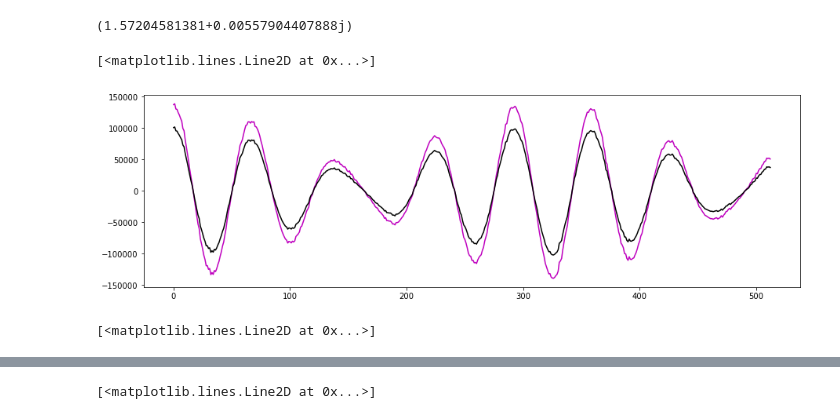
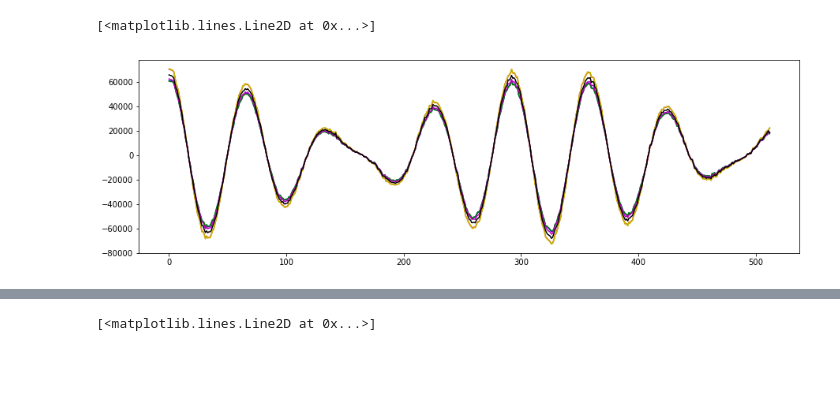
Before and after one commit to jeffralyjz/SkyNoise, a Jupyter notebook: smalltask3.1.ipynb, the cells around one changed output, grey strips where cells are left out. Drawn from its saved outputs; the diff is of its cells as text; code cells hidden in the pictures; blank space fills up the shorter version.

```diff
--- a/smalltask3.1.ipynb
+++ b/smalltask3.1.ipynb
@@ -149,9 +150,9 @@ gl=np.random.uniform(.5,1.5)
 # print gk
 # print gl
 # %%
-gi_ = .8
-gj_ = 1
-gk_ = 1
+gi_ = .93179
+gj_ = 1.0732
+gk_ = 1.09
 gl_ = 1
 
 anti_ = gi_*(s1st*anti_1+s2st*anti_2)
@@ -182,51 +187,45 @@ ikcor_ = cvcr(anti_, antk_, op)
 jlcor_ = cvcr(antj_, antl_, op)
 ilcor_ = cvcr(anti_, antl_, op)
 # %%
-ij = np.average(ijcor, axis=0)
-jk = np.average(jkcor, axis=0)
-kl = np.average(klcor, axis=0)
-ik = np.average(ikcor, axis=0)
-jl = np.average(jlcor, axis=0)
-il = np.average(ilcor, axis=0)
+ijvis = np.average(ijcor, axis=0)
+jkvis = np.average(jkcor, axis=0)
+klvis = np.average(klcor, axis=0)
+ikvis = np.average(ikcor, axis=0)
+jlvis = np.average(jlcor, axis=0)
+ilvis = np.average(ilcor, axis=0)
 
-ij_ = np.average(ijcor_, axis=0)
-jk_ = np.average(jkcor_, axis=0)
-kl_ = np.average(klcor_, axis=0)
-ik_ = np.average(ikcor_, axis=0)
-jl_ = np.average(jlcor_, axis=0)
-il_ = np.average(ilcor_, axis=0)
+ijvis_ = np.average(ijcor_, axis=0)
+jkvis_ = np.average(jkcor_, axis=0)
+klvis_ = np.average(klcor_, axis=0)
+ikvis_ = np.average(ikcor_, axis=0)
+jlvis_ = np.average(jlcor_, axis=0)
+ilvis_ = np.average(ilcor_, axis=0)
-# %%
-print np.exp(ij[2]/jk[2])*np.exp(-.69) #*np.exp(.5*ik[2]/jl[2]+.5*ij[2]/kl[2])
-# %% [output]
-(1.57204581381+0.00557904407888j)
 # %%
 lw =1.5
 fig, (axij) = plt.subplots(1, figsize=(15,4.5))
-# axij.plot(ij, c='b', label = 'aicraj')
-# axij.plot(ij_, c='g')
-# axij.plot(jk, c='r', label = 'ajcrak')
-# axij.plot(jk_, c='y')
-axij.plot(kl, c='m', label = 'akcral')
-axij.plot(kl_, c='black')
+axij.plot(ijvis, c='b', label = 'aicraj')
+axij.plot(ijvis_, c='g')
+axij.plot(jkvis, c='r', label = 'ajcrak')
+axij.plot(jkvis_, c='y')
+axij.plot(klvis, c='m', label = 'akcral')
+axij.plot(klvis_, c='black')
 
 # axij.set_xlim(50,100)
 # %% [output]
 [<matplotlib.lines.Line2D at 0x...>]
-[figure, old version]
+[figure, new version]
 # %%
-axij.plot(ij, c='b', label = 'aicraj')
-axij.plot(ij_, c='g')
-axij.plot(jk, c='r', label = 'ajcrak')
-axij.plot(jk_, c='y')
-axij.plot(kl, c='m', label = 'akcral')
-axij.plot(kl_, c='black')
+axij.plot(ijvis, c='b', label = 'aicraj')
+axij.plot(ijvis_, c='g')
+axij.plot(jkvis, c='r', label = 'ajcrak')
+axij.plot(jkvis_, c='y')
+axij.plot(klvis, c='m', label = 'akcral')
+axij.plot(klvis_, c='black')
 
-axij.plot(ik, c='b', label = 'aicrak')
-axij.plot(ik_, c='g')
-axij.plot(jl, c='r', label = 'ajcral')
-axij.plot(jl_, c='y')
+axij.plot(ikvis, c='b', label = 'aicrak')
+axij.plot(ikvis_, c='g')
+axij.plot(jlvis, c='r', label = 'ajcral')
+axij.plot(jlvis_, c='y')
 
-axij.plot(il, c='b', label = 'aicral')
-axij.plot(il_, c='g')
+axij.plot(ilvis, c='b', label = 'aicral')
+axij.plot(ilvis_, c='g')
-# %% [output]
-[<matplotlib.lines.Line2D at 0x...>]
```
Also changed, not shown: parts of 3 cells of this notebook, 1 other file.
